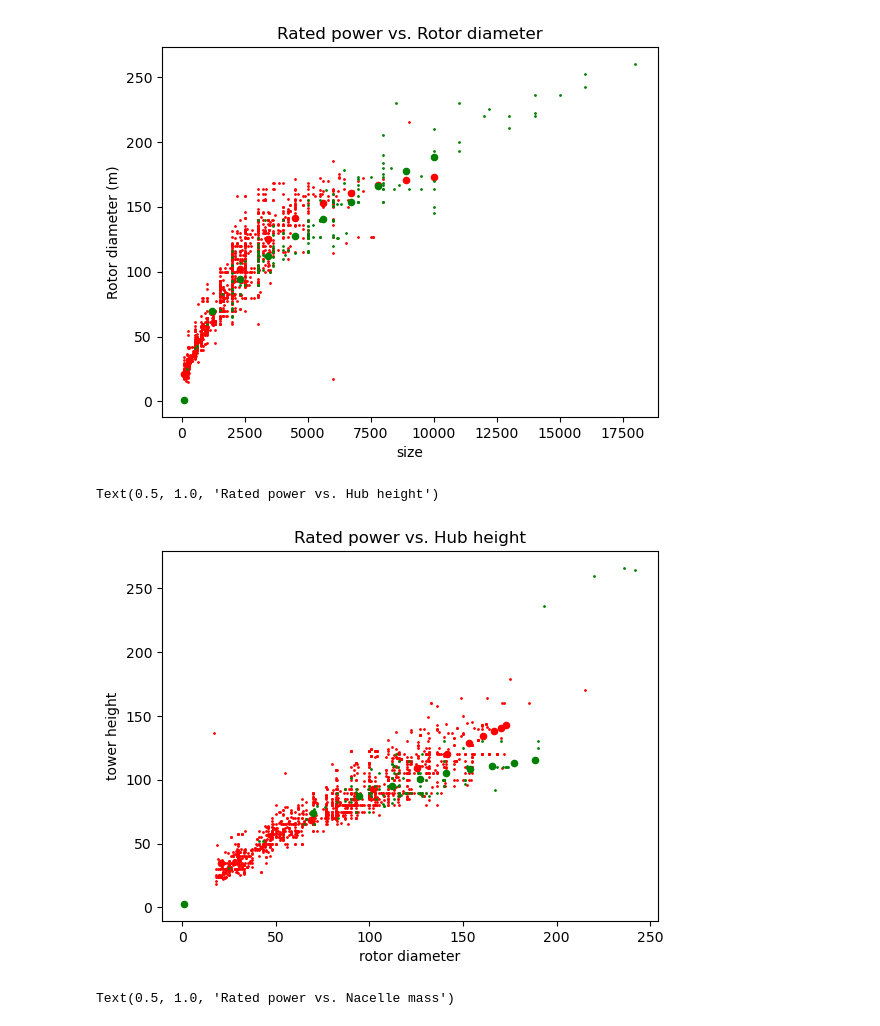
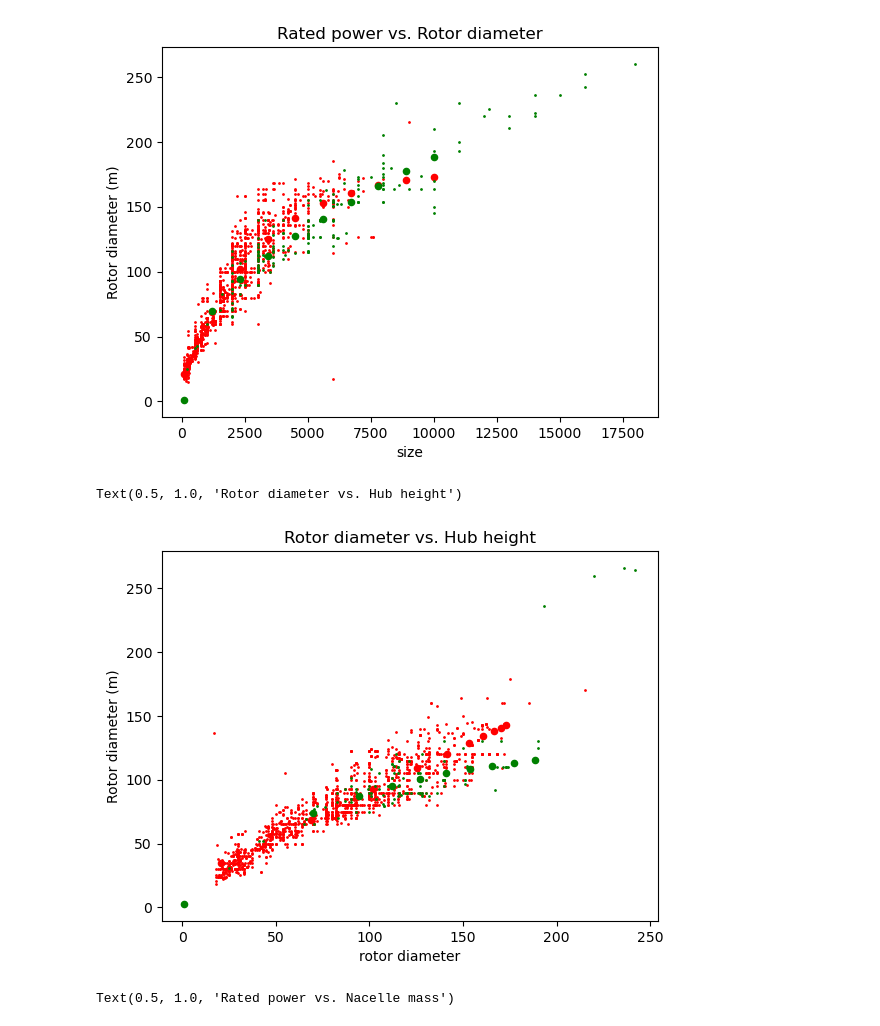
Before and after one commit to Laboratory-for-Energy-Systems-Analysis/windisch, a Jupyter notebook: dev/sizing.ipynb, the cells around one changed output. Saved outputs shown, nothing was run; the diff lists cells and outputs as text; code cells hidden in the pictures.

```diff
--- a/dev/sizing.ipynb
+++ b/dev/sizing.ipynb
@@ -56,36 +56,37 @@ Text(0.5, 1.0, 'Rated power vs. Rotor diameter')
 fp = "Turbines_20230629.xlsx"
 data = pd.read_excel(fp, sheet_name="Turbines")
 data = data.iloc[1:]
 data.replace("#ND", np.nan, inplace=True)
 data.dropna(
     subset=["Minimum hub height", "Maximum hub height"],
     how="all",
     inplace=True
 )
 data["hub height"] = data[["Minimum hub height", "Maximum hub height"]].mean(axis=1)
 
 ax = data.loc[data["Offshore"]=="No"].plot.scatter(x="Rotor diameter", y="hub height", s=1, c='r')
 wt.array.sel(
     parameter=["tower height", "rotor diameter"],
     application="onshore",
     year=2020,
     value=0
 ).to_dataframe("height").unstack()["height"].reset_index().plot(
     kind='scatter', x='rotor diameter', y='tower height', ax=ax, color="r"
 )
 data.loc[data["Offshore"]=="Yes"].plot.scatter(x="Rotor diameter", y="hub height", s=1, c='g', ax=ax)
 wt.array.sel(
     parameter=["tower height", "rotor diameter"],
     application="offshore",
     year=2020,
     value=0
 ).to_dataframe("height").unstack()["height"].reset_index().plot(
     kind='scatter', x='rotor diameter', y='tower height', ax=ax, color="g"
 )
-ax.set_title("Rated power vs. Hub height")
+ax.set_ylabel("Rotor diameter (m)")
+ax.set_title("Rotor diameter vs. Hub height")
 # %% [output]
-Text(0.5, 1.0, 'Rated power vs. Hub height')
+Text(0.5, 1.0, 'Rotor diameter vs. Hub height')
-[figure, old version]
+[figure, new version]
 # %%
 fp = "Turbines_20230629.xlsx"
 data = pd.read_excel(fp, sheet_name="Turbines")
```
Also changed, not shown: parts of 4 cells of this notebook, 3 other files.
